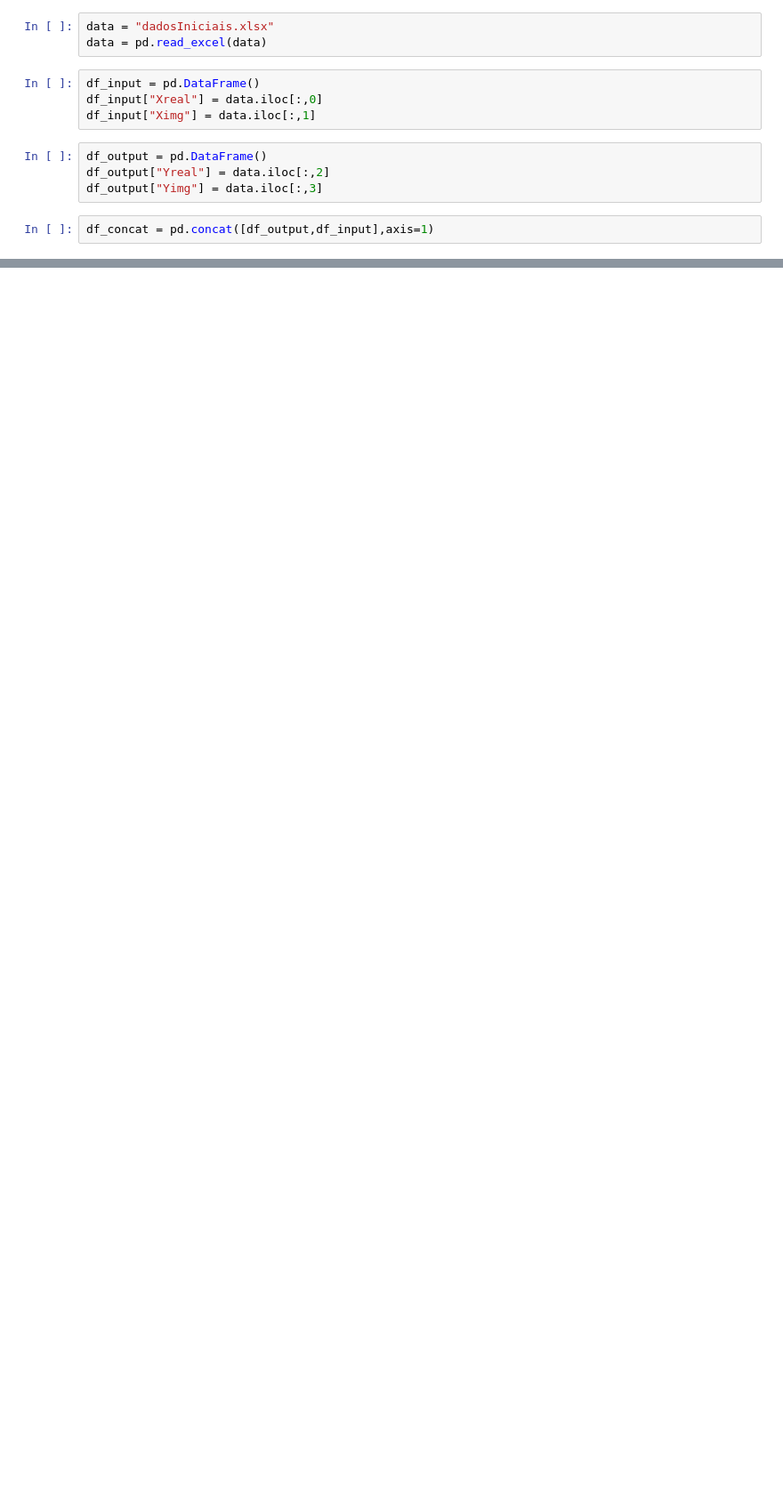
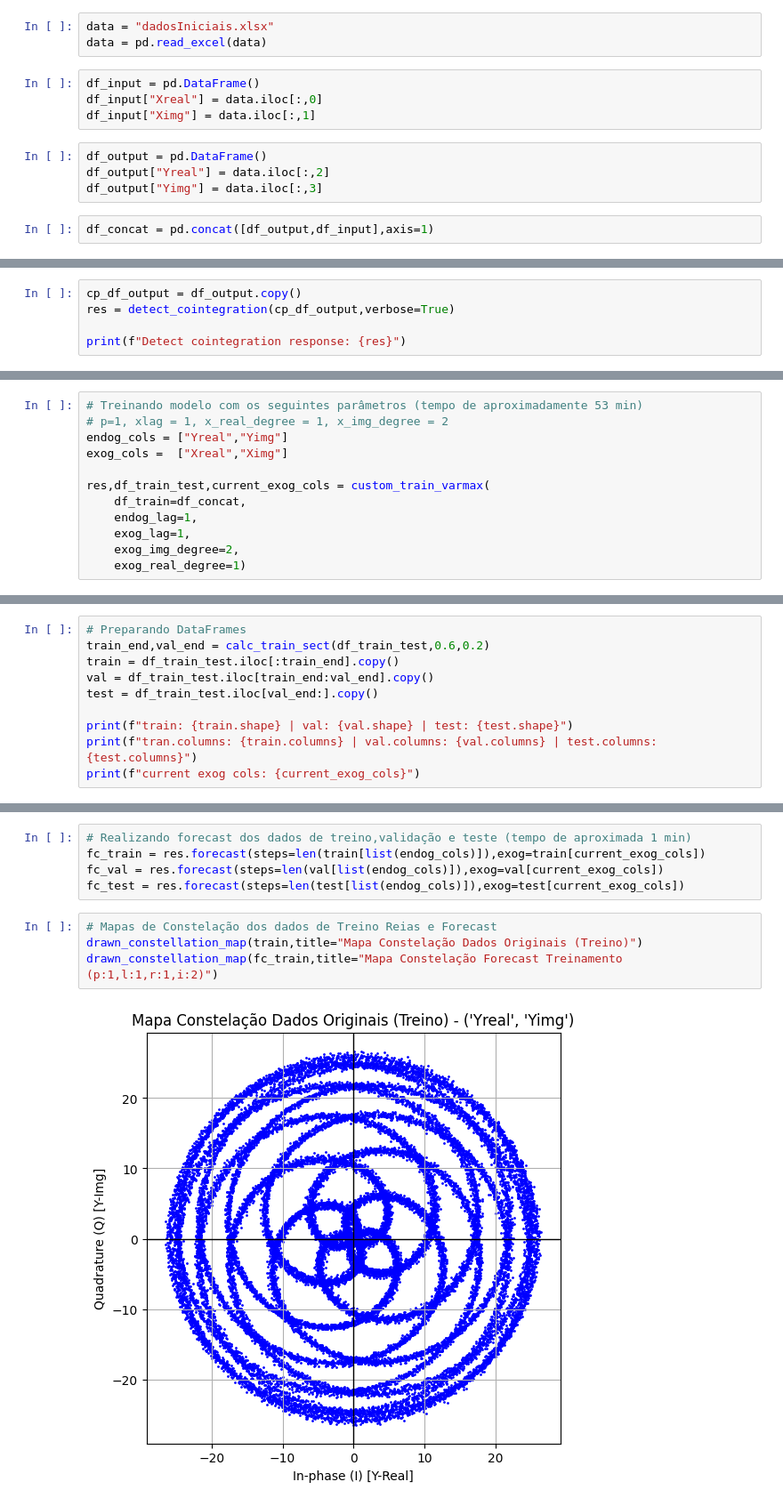
Before and after one commit to IsaacKosloski/varmax-study, a Jupyter notebook: jupyter/graph-map-varmax-test.ipynb, the cells around one changed output, grey strips where cells are left out. Shown at 89% size. Cells and saved outputs as stored; diff of their text form; blank space fills up the shorter version.

```diff
--- a/jupyter/graph-map-varmax-test.ipynb
+++ b/jupyter/graph-map-varmax-test.ipynb
@@ -264,0 +433,5 @@ drawn_constellation_map(df_concat,title="Mapa de Constelação [Dados Originais]
+# %%
+cp_df_output = df_output.copy()
+res = detect_cointegration(cp_df_output,verbose=True)
+
+print(f"Detect cointegration response: {res}")
@@ -264,0 +520,12 @@ drawn_constellation_map(df_concat,title="Mapa de Constelação [Dados Originais]
+# %%
+# Treinando modelo com os seguintes parâmetros (tempo de aproximadamente 53 min)
+# p=1, xlag = 1, x_real_degree = 1, x_img_degree = 2
+endog_cols = ["Yreal","Yimg"]
+exog_cols =  ["Xreal","Ximg"]
+
+res,df_train_test,current_exog_cols = custom_train_varmax(
+    df_train=df_concat,
+    endog_lag=1,
+    exog_lag=1,
+    exog_img_degree=2,
+    exog_real_degree=1)
@@ -264,0 +534,10 @@ drawn_constellation_map(df_concat,title="Mapa de Constelação [Dados Originais]
+# %%
+# Preparando DataFrames
+train_end,val_end = calc_train_sect(df_train_test,0.6,0.2)
+train = df_train_test.iloc[:train_end].copy()
+val = df_train_test.iloc[train_end:val_end].copy()
+test = df_train_test.iloc[val_end:].copy()
+
+print(f"train: {train.shape} | val: {val.shape} | test: {test.shape}")
+print(f"tran.columns: {train.columns} | val.columns: {val.columns} | test.columns: {test.columns}")
+print(f"current exog cols: {current_exog_cols}")
@@ -264,0 +554,11 @@ drawn_constellation_map(df_concat,title="Mapa de Constelação [Dados Originais]
+# %%
+# Realizando forecast dos dados de treino,validação e teste (tempo de aproximada 1 min)
+fc_train = res.forecast(steps=len(train[list(endog_cols)]),exog=train[current_exog_cols])
+fc_val = res.forecast(steps=len(val[list(endog_cols)]),exog=val[current_exog_cols])
+fc_test = res.forecast(steps=len(test[list(endog_cols)]),exog=test[current_exog_cols])
+# %%
+# Mapas de Constelação dos dados de Treino Reias e Forecast
+drawn_constellation_map(train,title="Mapa Constelação Dados Originais (Treino)")
+drawn_constellation_map(fc_train,title="Mapa Constelação Forecast Treinamento (p:1,l:1,r:1,i:2)")
+# %% [output]
+[figure, added]
```
Also changed, not shown: parts of 60 cells of this notebook.
